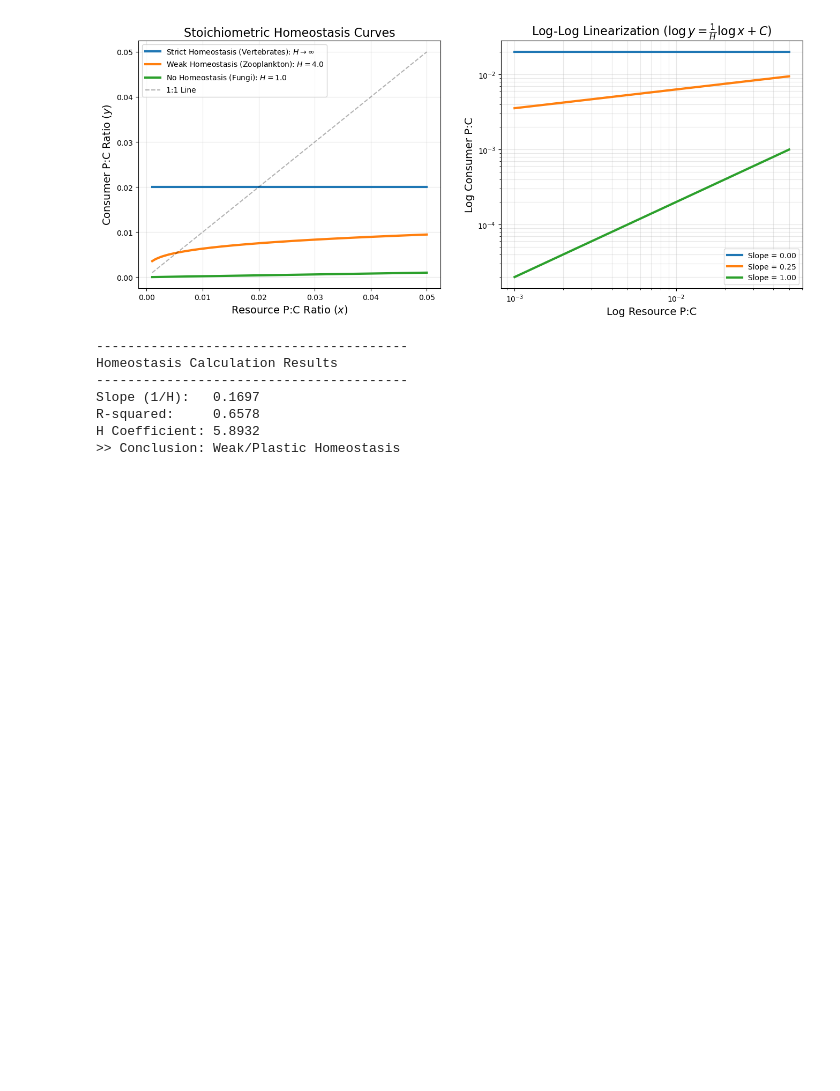
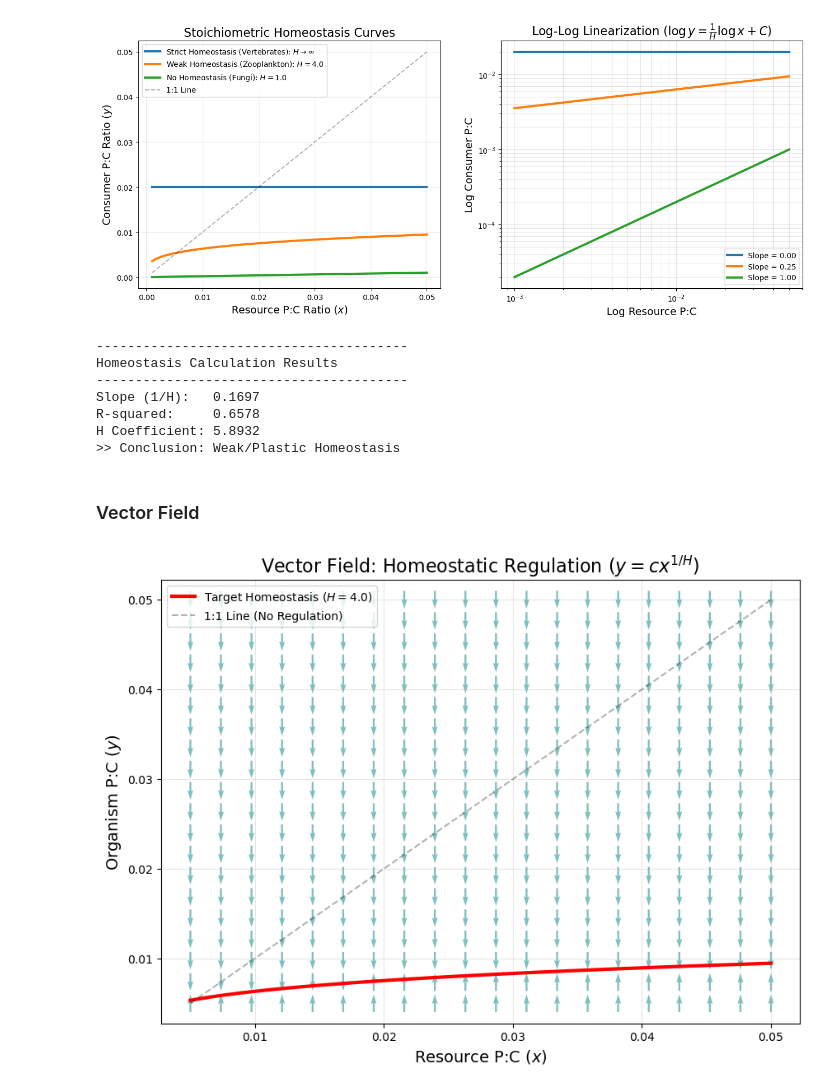
Before and after one commit to musabbirsammak/biological-modelling-with-python, a Jupyter notebook: 5-Sterner-Elser.ipynb, the cells around one changed output. Cells and saved outputs as stored; diff of their text form; code cells hidden in the pictures; blank space fills up the shorter version.

Commit message:
fix: adds vector field visualization in the Sterner-Elser model.

```diff
--- a/5-Sterner-Elser.ipynb
+++ b/5-Sterner-Elser.ipynb
@@ -136,3 +136,41 @@ Slope (1/H):   0.1697
 R-squared:     0.6578
 H Coefficient: 5.8932
 >> Conclusion: Weak/Plastic Homeostasis
+# %% [markdown]
+### Vector Field
+# %%
+c_val = 0.02
+H_val = 4.0      # Weak Homeostasis (e.g., Zooplankton)
+
+x_range = np.linspace(0.005, 0.05, 20)  # Environmental P:C
+y_range = np.linspace(0.005, 0.05, 20)  # Internal P:C
+X, Y = np.meshgrid(x_range, y_range)
+
+Y_target = homeostasis_model(X, c_val, H_val)
+
+dY = Y_target - Y
+dX = np.zeros_like(X) # X (Environment) is independent of the organism's regulation here
+
+Norm = np.sqrt(dX**2 + dY**2)
+dY_norm = dY / (Norm + 1e-9)
+dX_norm = dX / (Norm + 1e-9)
+
+fig, ax = plt.subplots(figsize=(10, 7))
+
+ax.quiver(X, Y, dX_norm, dY_norm, color='teal', alpha=0.5, pivot='mid')
+
+x_line = np.linspace(0.005, 0.05, 100)
+y_line = homeostasis_model(x_line, c_val, H_val)
+ax.plot(x_line, y_line, 'r-', linewidth=3, label=f'Target Homeostasis ($H={H_val}$)')
+
+ax.plot(x_line, x_line, 'k--', alpha=0.3, label='1:1 Line (No Regulation)')
+
+ax.set_title(f'Vector Field: Homeostatic Regulation ($y = c x^{{1/H}}$)', fontsize=16)
+ax.set_xlabel('Resource P:C ($x$)', fontsize=14)
+ax.set_ylabel('Organism P:C ($y$)', fontsize=14)
+ax.legend()
+ax.grid(True, alpha=0.3)
+
+plt.show()
+# %% [output]
+[figure, added]
```
